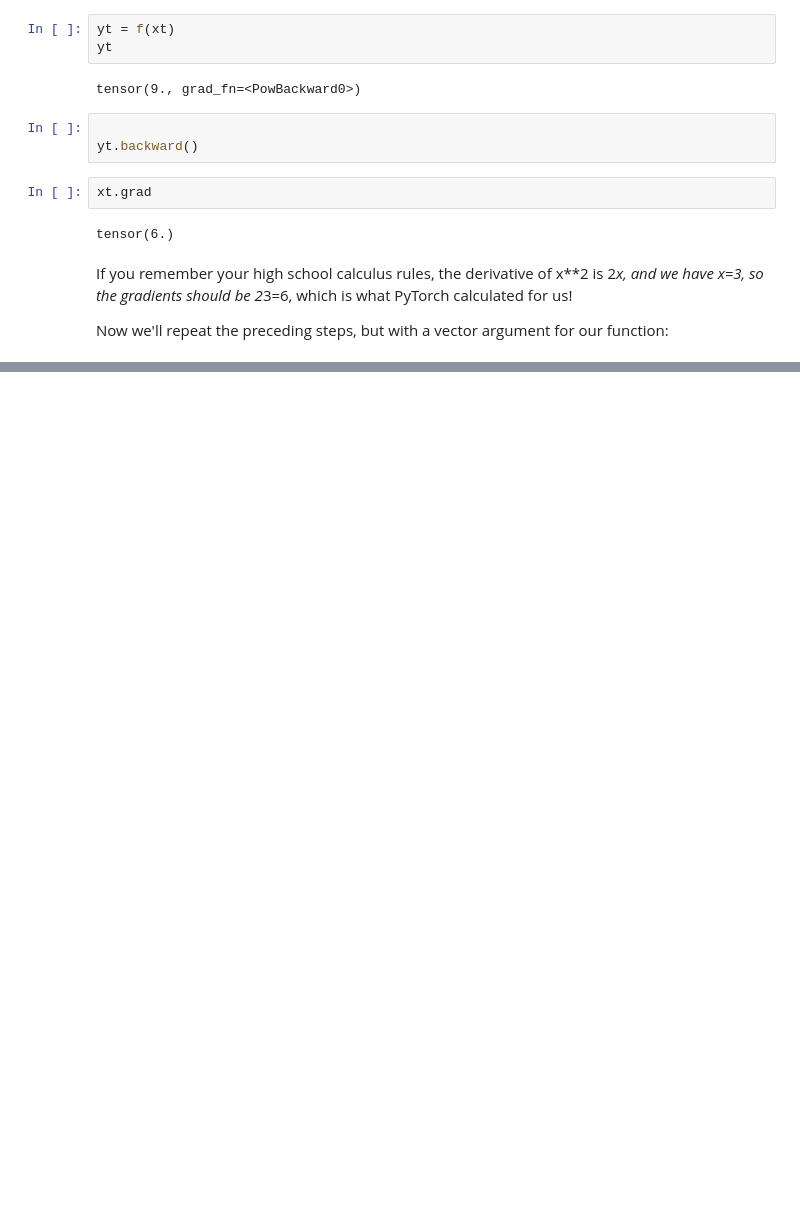
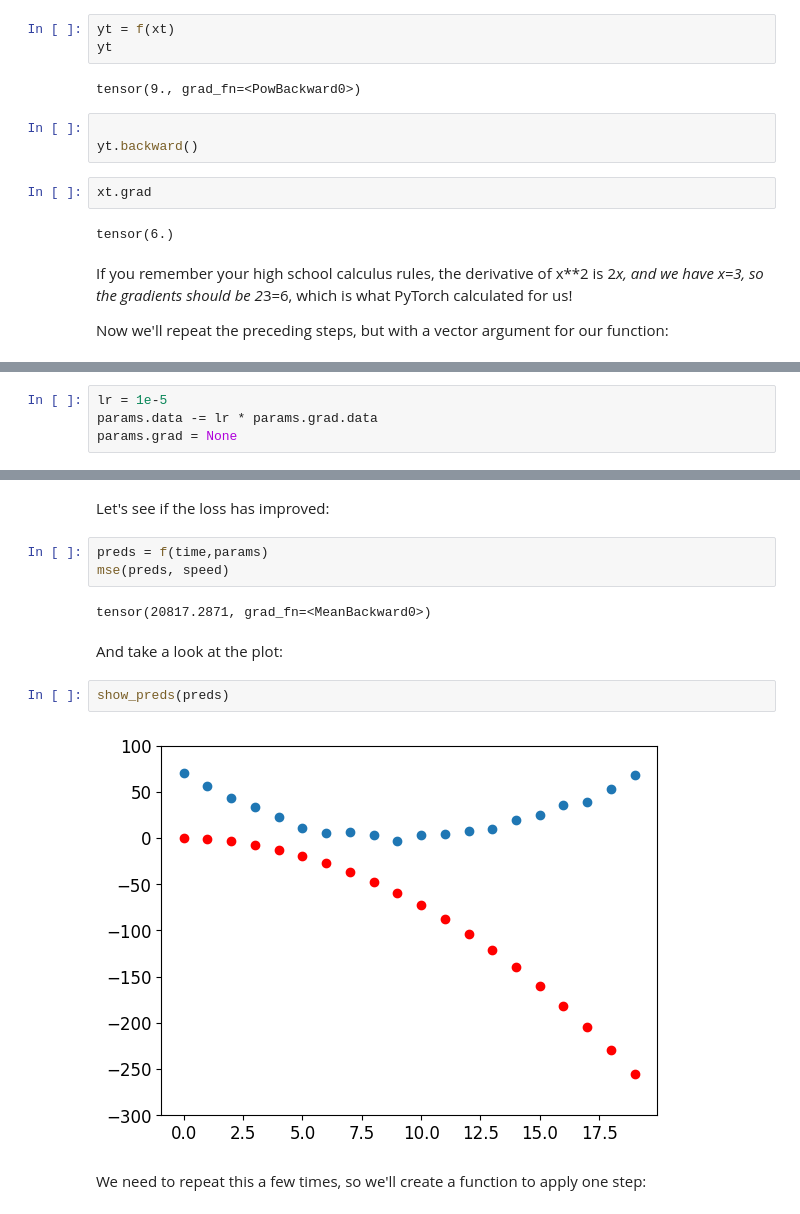
Before and after one commit to manojbaliyan16/project26, a Jupyter notebook: notebooks/4_Foundation_NN.ipynb, the cells around one changed output, grey strips where cells are left out. Cells and saved outputs as stored; diff of their text form; blank space fills up the shorter version.

```diff
--- a/notebooks/4_Foundation_NN.ipynb
+++ b/notebooks/4_Foundation_NN.ipynb
@@ -255,0 +391,4 @@ Now we'll repeat the preceding steps, but with a vector argument for our functio
+# %%
+lr = 1e-5
+params.data -= lr * params.grad.data
+params.grad = None
@@ -255,0 +397,15 @@ Now we'll repeat the preceding steps, but with a vector argument for our functio
+# %% [markdown]
+Let's see if the loss has improved:
+# %%
+preds = f(time,params)
+mse(preds, speed)
+# %% [output]
+tensor(20817.2871, grad_fn=<MeanBackward0>)
+# %% [markdown]
+And take a look at the plot:
+# %%
+show_preds(preds)
+# %% [output]
+[figure, added]
+# %% [markdown]
+We need to repeat this a few times, so we'll create a function to apply one step:
```
Also changed, not shown: parts of 200 cells of this notebook, 1 other file.
